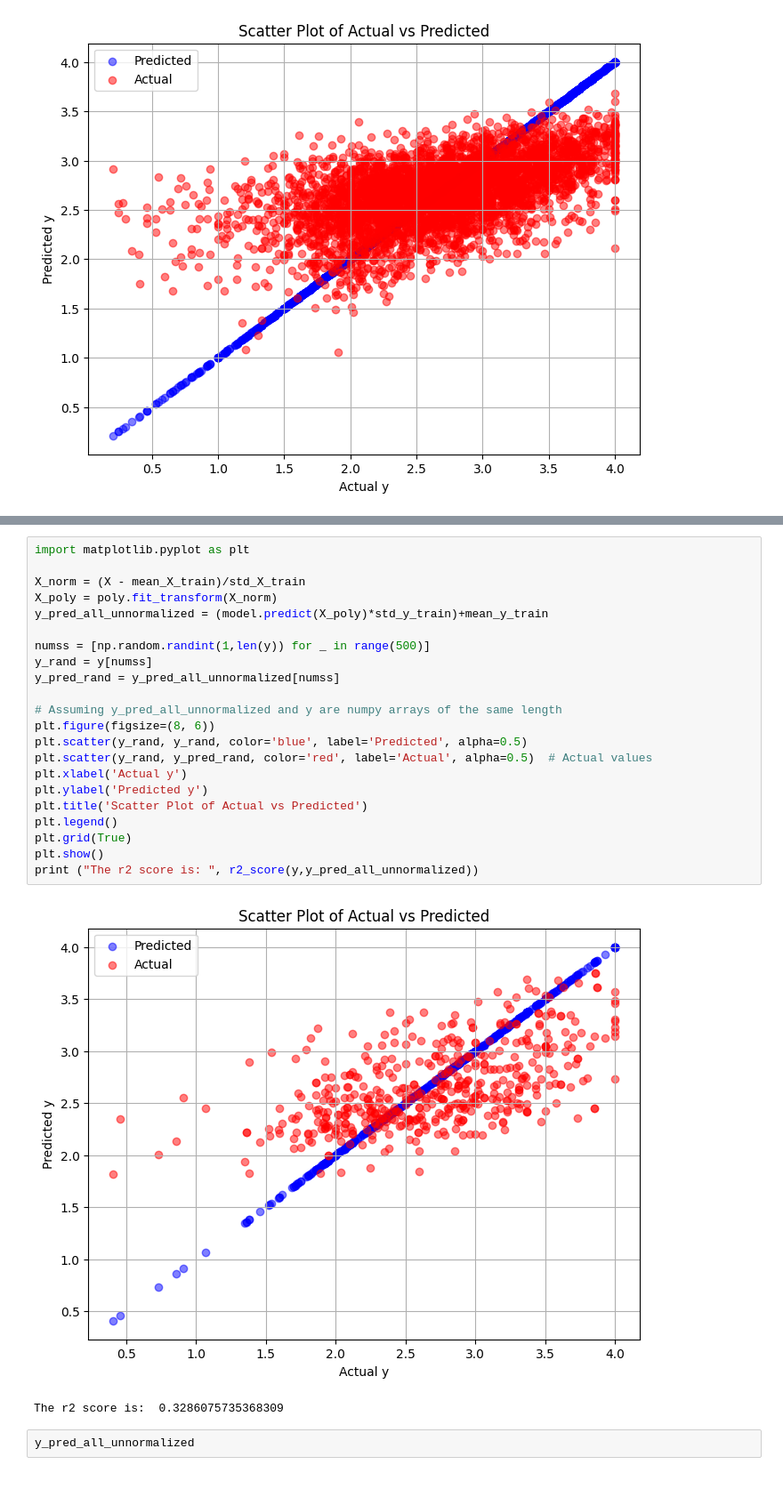
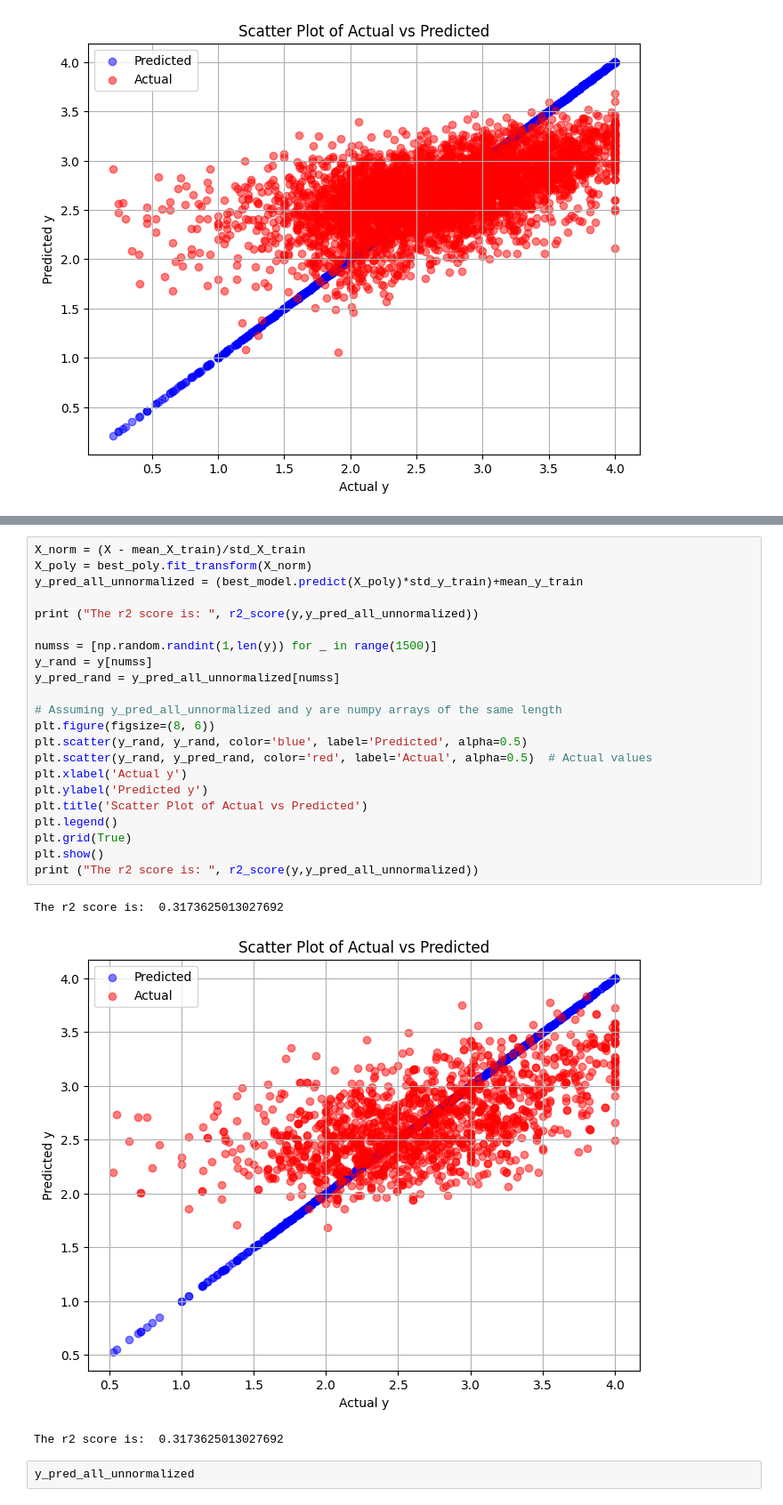
Before and after one commit to MyronTadros/DataScienceProject, a Jupyter notebook: notebook.ipynb, the cells around one changed output, grey strips where cells are left out. Shown at 89% size. Drawn from its saved outputs; the diff is of its cells as text.

```diff
--- a/notebook.ipynb
+++ b/notebook.ipynb
@@ -305,28 +285,29 @@ Test MSE: 0.30018965170265655
 # %%
-import matplotlib.pyplot as plt
+X_norm = (X - mean_X_train)/std_X_train
+X_poly = best_poly.fit_transform(X_norm)
+y_pred_all_unnormalized = (best_model.predict(X_poly)*std_y_train)+mean_y_train
 
-X_norm = (X - mean_X_train)/std_X_train
-X_poly = poly.fit_transform(X_norm)
-y_pred_all_unnormalized = (model.predict(X_poly)*std_y_train)+mean_y_train
+print ("The r2 score is: ", r2_score(y,y_pred_all_unnormalized))
 
-numss = [np.random.randint(1,len(y)) for _ in range(500)]
+numss = [np.random.randint(1,len(y)) for _ in range(1500)]
 y_rand = y[numss]
 y_pred_rand = y_pred_all_unnormalized[numss]
 
 # Assuming y_pred_all_unnormalized and y are numpy arrays of the same length
 plt.figure(figsize=(8, 6))
 plt.scatter(y_rand, y_rand, color='blue', label='Predicted', alpha=0.5)
 plt.scatter(y_rand, y_pred_rand, color='red', label='Actual', alpha=0.5)  # Actual values
 plt.xlabel('Actual y')
 plt.ylabel('Predicted y')
 plt.title('Scatter Plot of Actual vs Predicted')
 plt.legend()
 plt.grid(True)
 plt.show()
 print ("The r2 score is: ", r2_score(y,y_pred_all_unnormalized))
 # %% [output]
+The r2 score is:  0.3173625013027692
-[figure, old version]
+[figure, new version]
-The r2 score is:  0.3286075735368309
+The r2 score is:  0.3173625013027692
 # %%
 y_pred_all_unnormalized
 # %% [output]
```
Also changed, not shown: parts of 14 cells of this notebook.
